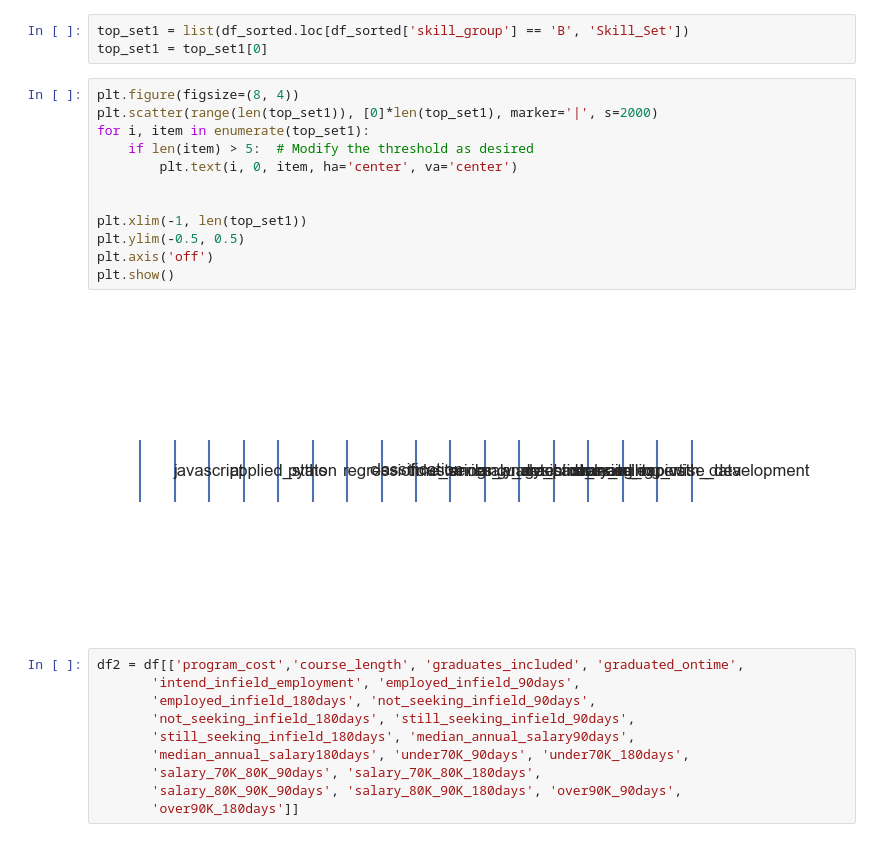
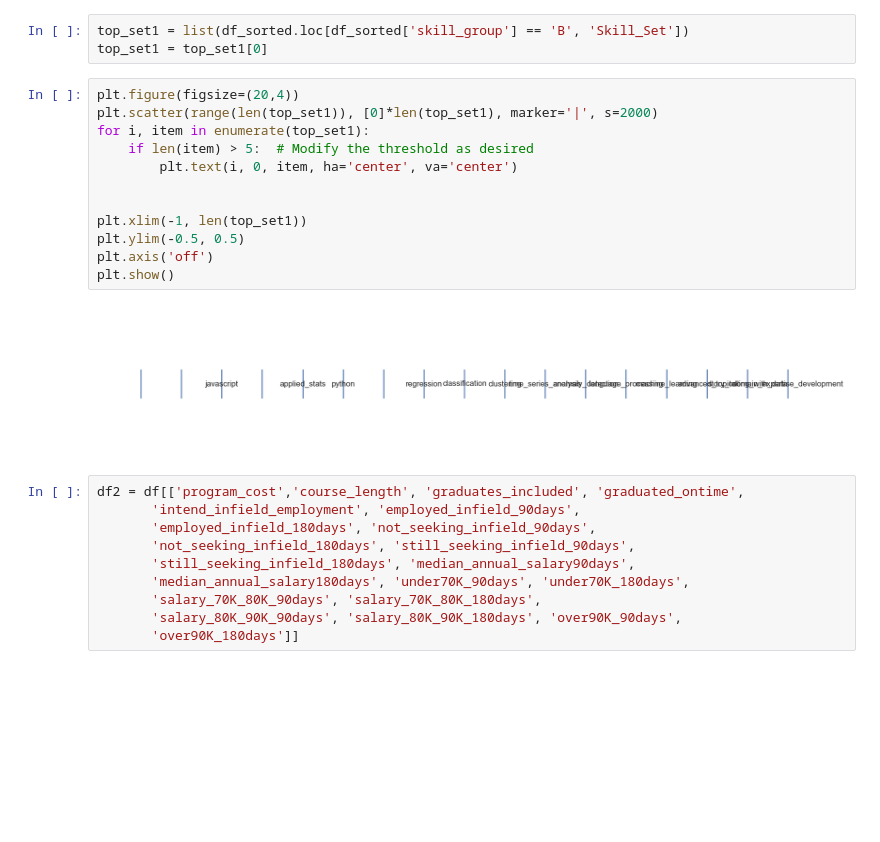
Before and after one commit to selena0391/bootcamps_edu, a Jupyter notebook: code/eda_2.ipynb, the cells around one changed output. Cells and saved outputs as stored; diff of their text form; blank space fills up the shorter version.

```diff
--- a/code/eda_2.ipynb
+++ b/code/eda_2.ipynb
@@ -309,19 +289,19 @@ df_sorted
 top_set1 = list(df_sorted.loc[df_sorted['skill_group'] == 'B', 'Skill_Set'])
 top_set1 = top_set1[0]
 # %%
-plt.figure(figsize=(8, 4))
+plt.figure(figsize=(20,4))
 plt.scatter(range(len(top_set1)), [0]*len(top_set1), marker='|', s=2000)
 for i, item in enumerate(top_set1):
     if len(item) > 5:  # Modify the threshold as desired
         plt.text(i, 0, item, ha='center', va='center')
 
 
 plt.xlim(-1, len(top_set1))
 plt.ylim(-0.5, 0.5)
 plt.axis('off')
 plt.show()
 # %% [output]
-[figure, old version]
+[figure, new version]
 # %%
 df2 = df[['program_cost','course_length', 'graduates_included', 'graduated_ontime',
        'intend_infield_employment', 'employed_infield_90days',
```
Also changed, not shown: parts of 1 cell of this notebook, 5 other files.
